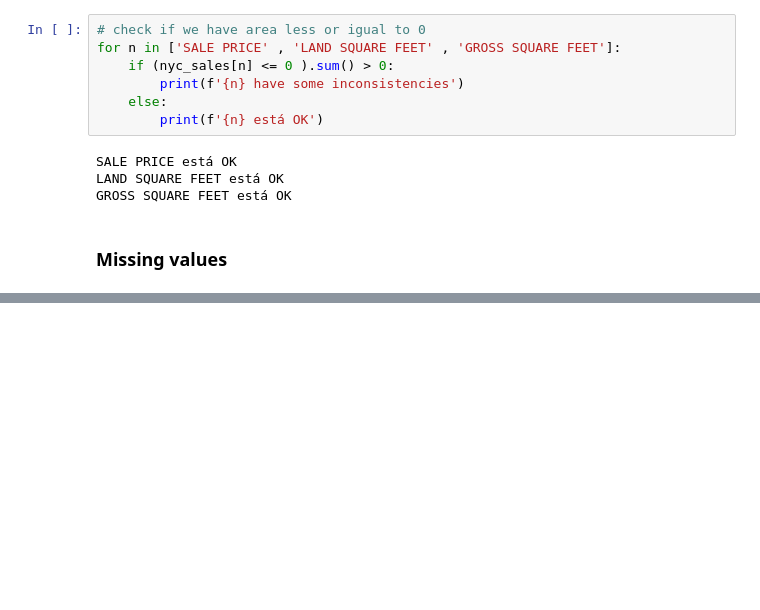
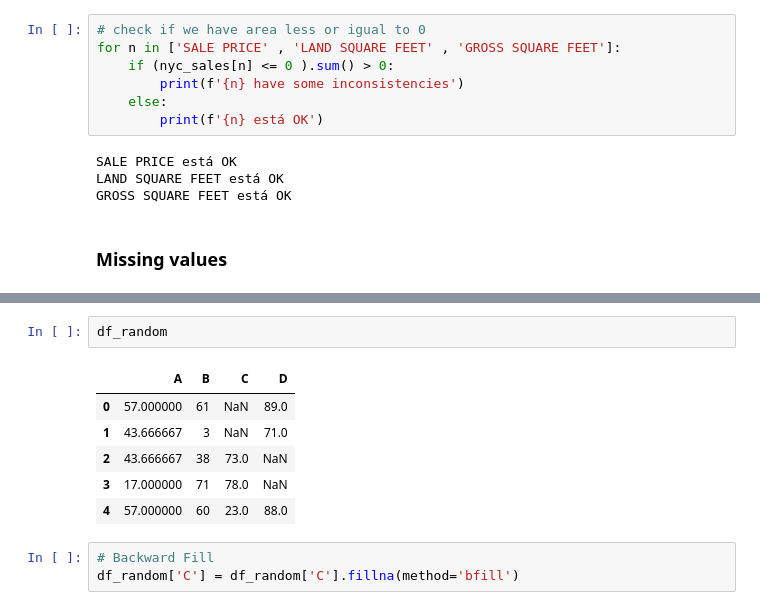
Before and after one commit to vitorbronde/Python-Jorney, a Jupyter notebook: Data preparation I.ipynb, the cells around one changed output, grey strips where cells are left out. Saved outputs shown, nothing was run; the diff lists cells and outputs as text; blank space fills up the shorter version.

```diff
--- a/Data preparation I.ipynb
+++ b/Data preparation I.ipynb
@@ -136,0 +289,12 @@ GROSS SQUARE FEET está OK
+# %%
+df_random
+# %% [output]
+|  | A | B | C | D |
+| 0 | 57.000000 | 61 | NaN | 89.0 |
+| 1 | 43.666667 | 3 | NaN | 71.0 |
+| 2 | 43.666667 | 38 | 73.0 | NaN |
+| 3 | 17.000000 | 71 | 78.0 | NaN |
+| 4 | 57.000000 | 60 | 23.0 | 88.0 |
+# %%
+# Backward Fill
+df_random['C'] = df_random['C'].fillna(method='bfill')
```
Also changed, not shown: parts of 31 cells of this notebook.
